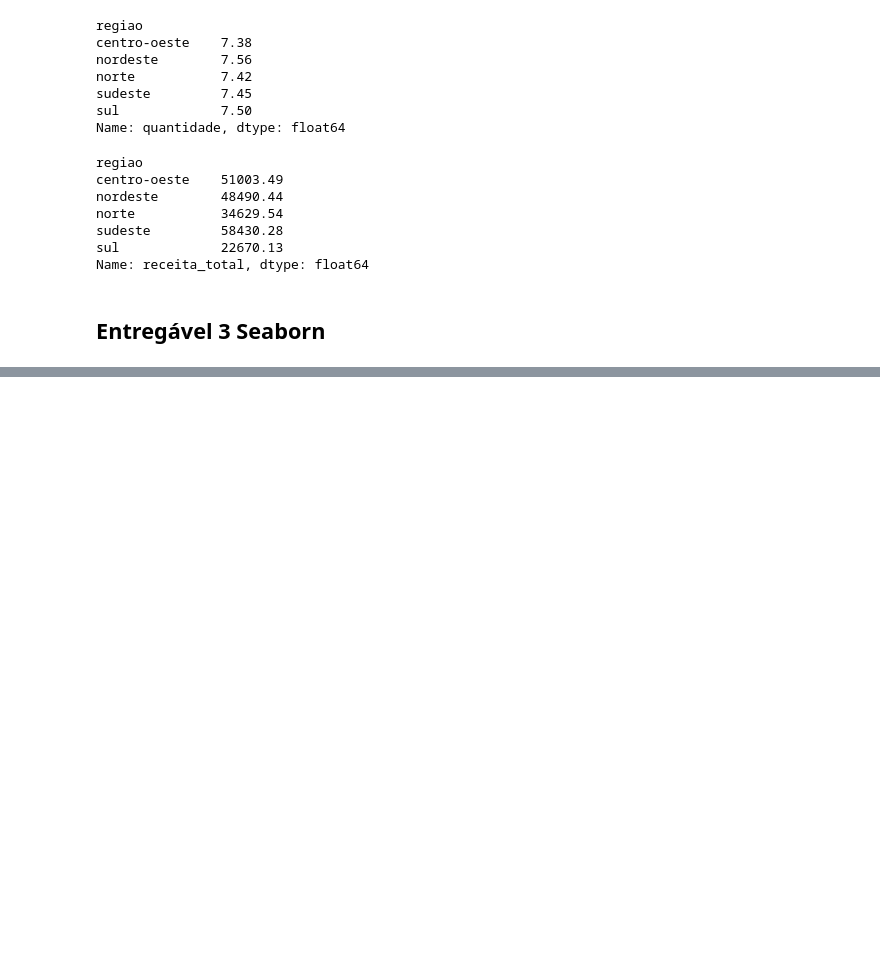
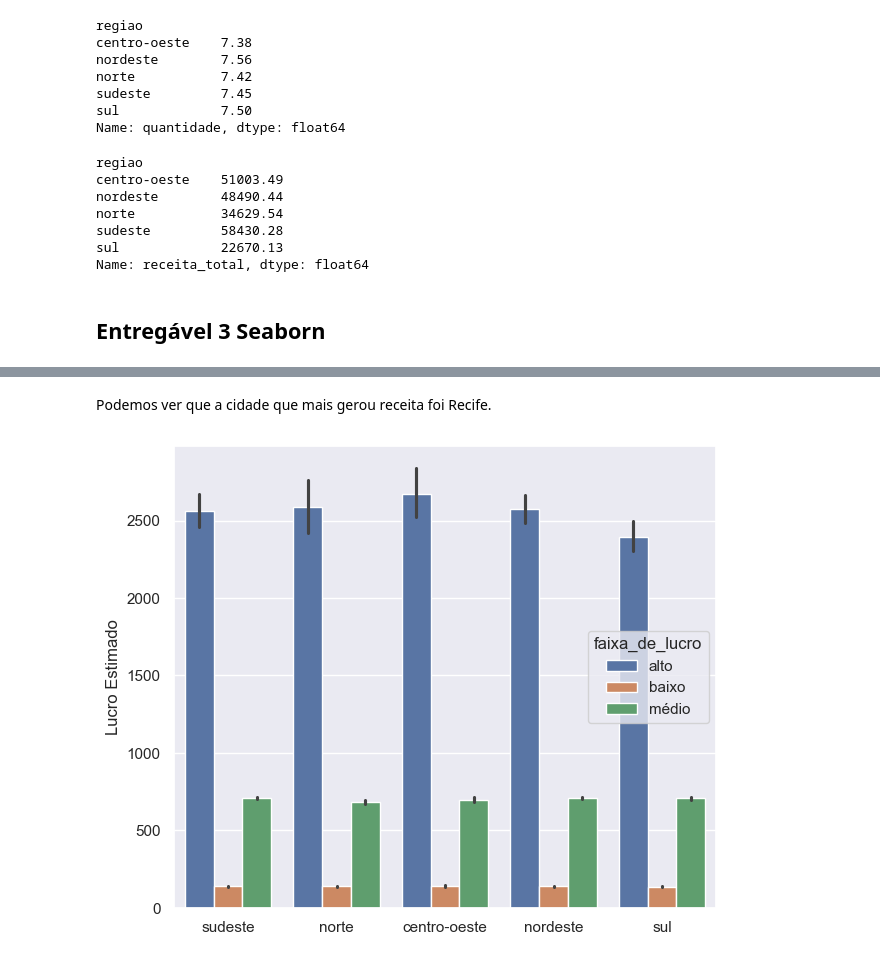
Before and after one commit to UFRJ-Analytica/ufrj-analytica-training, a Jupyter notebook: entregaveis/notebooks/arthur_pereira.ipynb, the cells around one changed output, grey strips where cells are left out. Saved outputs shown, nothing was run; the diff lists cells and outputs as text; code cells hidden in the pictures; blank space fills up the shorter version.

```diff
--- a/entregaveis/notebooks/arthur_pereira.ipynb
+++ b/entregaveis/notebooks/arthur_pereira.ipynb
@@ -458,0 +482,10 @@ Name: receita_total, dtype: float64
+# %% [markdown]
+Podemos ver que a cidade que mais gerou receita foi Recife.
+# %%
+plt.figure(figsize=(7, 6))
+sns.barplot(data=df,x='regiao',y='lucro_estimado',hue='faixa_de_lucro')
+plt.ylabel('Lucro Estimado')
+plt.xlabel('')
+plt.show()
+# %% [output]
+[figure, added]
```
Also changed, not shown: parts of 16 cells of this notebook.
